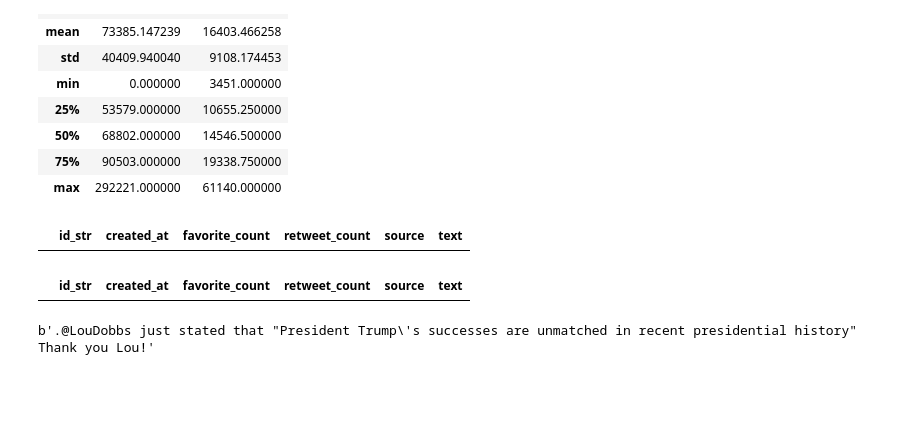
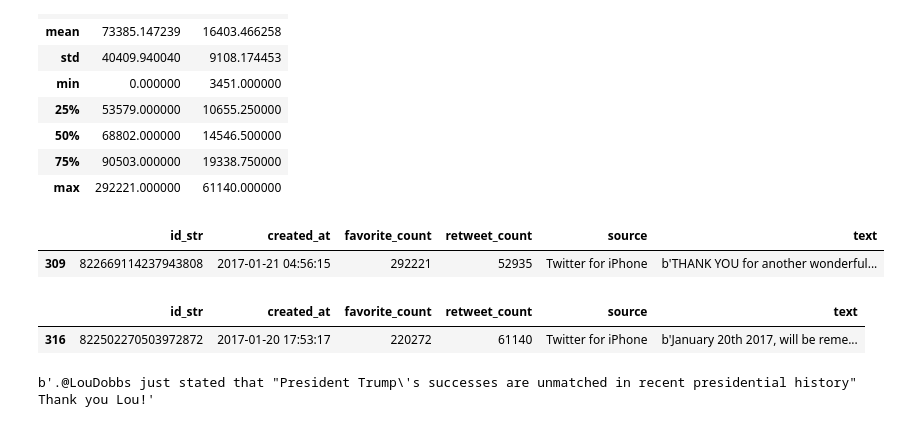
Before and after one commit to ahoaglandnu/ahoaglandnu.github.io, a Jupyter notebook: First 100 days on Twitter.ipynb, the cells around one changed output. Cells and saved outputs as stored; diff of their text form; code cells hidden in the pictures; blank space fills up the shorter version.

```diff
--- a/First 100 days on Twitter.ipynb
+++ b/First 100 days on Twitter.ipynb
@@ -252,14 +253,16 @@ iphone_potus.describe()
 | max | 292221.000000 | 61140.000000 |
 # %%
 # Let's see the most favorited iphone tweet...
-iphone_potus.loc[iphone_potus['favorite_count'] == 292222]
+iphone_potus.loc[iphone_potus['favorite_count'] == 292221]
 # %% [output]
 |  | id_str | created_at | favorite_count | retweet_count | source | text |
+| 309 | 822669114237943808 | 2017-01-21 04:56:15 | 292221 | 52935 | Twitter for iPhone | b'THANK YOU for another wonderful... |
 # %%
 # ... and the most retweeted iphone tweet
-iphone_potus.loc[iphone_potus['retweet_count'] == 61141]
+iphone_potus.loc[iphone_potus['retweet_count'] == 61140]
 # %% [output]
 |  | id_str | created_at | favorite_count | retweet_count | source | text |
+| 316 | 822502270503972872 | 2017-01-20 17:53:17 | 220272 | 61140 | Twitter for iPhone | b'January 20th 2017, will be reme... |
 # %%
 print(iphone_potus["text"][0])
 # %% [output]
```
Also changed, not shown: parts of 1 cell of this notebook.
